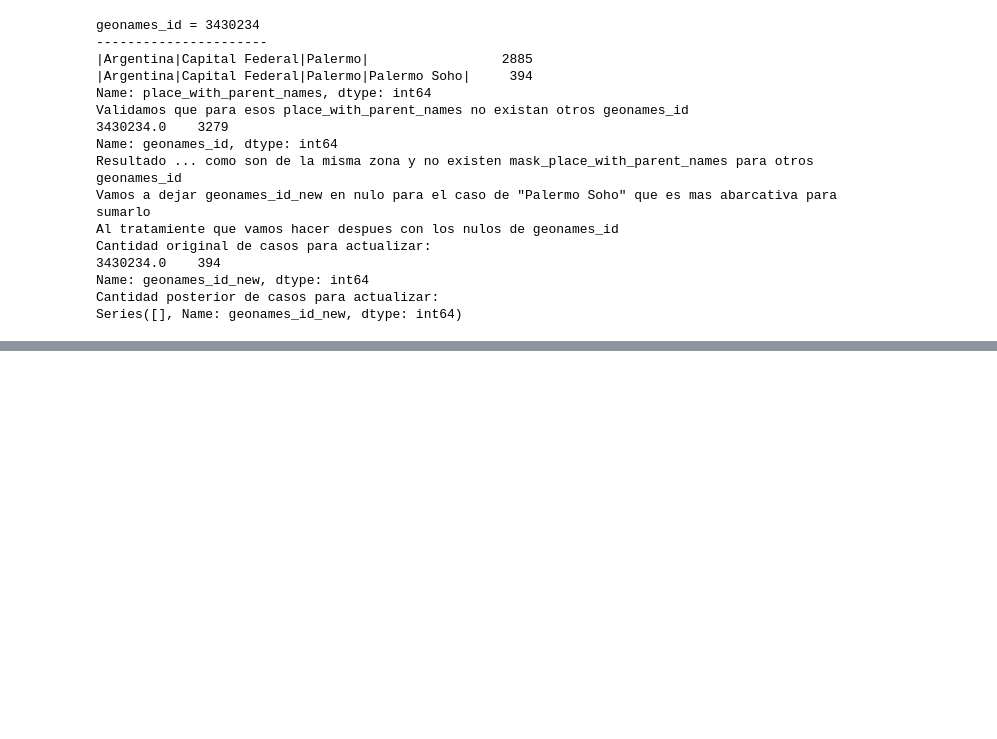
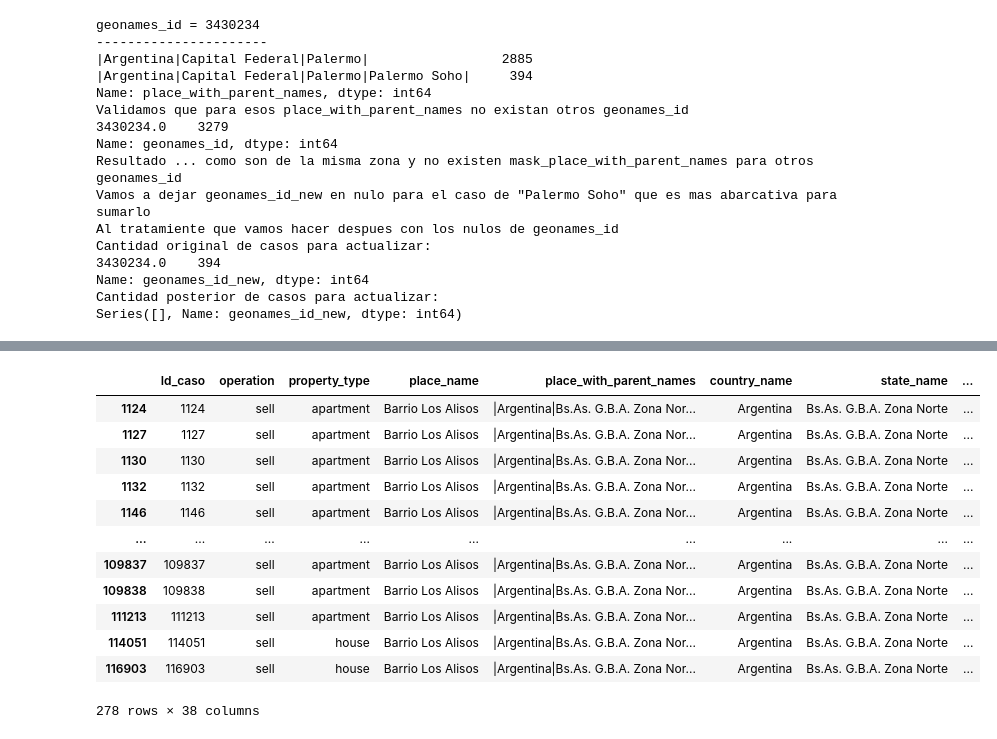
Before and after one commit to mauriciomem/DH_DS_desafio_1_propierati, a Jupyter notebook: prueba_fer.ipynb, the cells around one changed output, grey strips where cells are left out. Drawn from its saved outputs; the diff is of its cells as text; code cells hidden in the pictures; blank space fills up the shorter version.

```diff
--- a/prueba_fer.ipynb
+++ b/prueba_fer.ipynb
@@ -632,5 +718,6 @@ Series([], Name: geonames_id_new, dtype: int64)
 # %%
 print ('Proceso de validación de tipo de cambio')
+print ('---------------------------------------')
 # proceso de validación del tipo de cambio para validar si es correcto tomar el
 # el campo price_aprox_usd para todos los casos
 
@@ -643,27 +730,27 @@ print ('Proceso de validación de tipo de cambio')
 #.................................................
 print ('Distintos tipos de moneda:')
 # Vemos los distintos valores de la variable moneda
-print(dataz.currency.value_counts())
+print(datay.currency.value_counts())
 # vemos que existen 3 registros con valores PEN (sol peruano) y UYU (peso Uruguayo)
 # vemos los casos
 print ('Los valores "PEN" y "UYU" los actualizamos a nulos para no descartarlos')
 valores_otras_monedas = ['PEN', 'UYU']
-mask_otras_monedas = [x in valores_otras_monedas for x in dataz.currency]
-dataz.loc[mask_otras_monedas, ["currency","price"]] = None
+mask_otras_monedas = [x in valores_otras_monedas for x in datay.currency]
+datay.loc[mask_otras_monedas, ["currency","price"]] = None
 
 # sumamos la varible al Df Valor_dolar
-dataz["Valor_dolar"] = 0
+datay["Valor_dolar"] = 0
 # trabajamos la moneda = 'USD'
-mask_dolar = dataz.currency == 'USD'
-mask_price = (dataz.price != 0) | (dataz.price.notnull())
-dataz.loc[mask_dolar & mask_price, "Valor_dolar"] = round(dataz.price_aprox_local_currency / dataz.price,2)
+mask_dolar = datay.currency == 'USD'
+mask_price = (datay.price != 0) | (datay.price.notnull())
+datay.loc[mask_dolar & mask_price, "Valor_dolar"] = round(datay.price_aprox_local_currency / datay.price,2)
 # trabajamos la moneda = 'ARG'
-mask_peso = dataz.currency == 'ARS'
-mask_price_aprox_usd = (dataz.price_aprox_usd != 0) | (dataz.price_aprox_usd.notnull())
-dataz.loc[mask_peso & mask_price_aprox_usd, "Valor_dolar"] = round(dataz.price_aprox_local_currency / dataz.price_aprox_usd,2)
+mask_peso = datay.currency == 'ARS'
+mask_price_aprox_usd = (datay.price_aprox_usd != 0) | (datay.price_aprox_usd.notnull())
+datay.loc[mask_peso & mask_price_aprox_usd, "Valor_dolar"] = round(datay.price_aprox_local_currency / datay.price_aprox_usd,2)
 print ('Distintos valores del tipo de cambio luego de actualizar la variable creada')
 # vemos los valores distintos para valor de dolar
-print(dataz.Valor_dolar.value_counts())
+print(datay.Valor_dolar.value_counts())
 print ('Vemos que existe un solo valor ... Exc!')
 print ('Llegamos a la conclusion que es posible usar la variable price_aprox_usd como precio de la propiedad estándar')
 # %% [output]
@@ -743,0 +873,18 @@ Name: price_per_m2, dtype: int64
+# %%
+mascara = datay.place_name_new == 'Barrio Los Alisos'
+mascara1 = datay.geonames_id.isnull()
+datay.loc[mascara]
+# %% [output]
+|  | Id_caso | operation | property_type | place_name | place_with_parent_names | country_name | state_name | ... |
+| 1124 | 1124 | sell | apartment | Barrio Los Alisos | |Argentina|Bs.As. G.B.A. Zona Nor... | Argentina | Bs.As. G.B.A. Zona Norte | ... |
+| 1127 | 1127 | sell | apartment | Barrio Los Alisos | |Argentina|Bs.As. G.B.A. Zona Nor... | Argentina | Bs.As. G.B.A. Zona Norte | ... |
+| 1130 | 1130 | sell | apartment | Barrio Los Alisos | |Argentina|Bs.As. G.B.A. Zona Nor... | Argentina | Bs.As. G.B.A. Zona Norte | ... |
+| 1132 | 1132 | sell | apartment | Barrio Los Alisos | |Argentina|Bs.As. G.B.A. Zona Nor... | Argentina | Bs.As. G.B.A. Zona Norte | ... |
+| 1146 | 1146 | sell | apartment | Barrio Los Alisos | |Argentina|Bs.As. G.B.A. Zona Nor... | Argentina | Bs.As. G.B.A. Zona Norte | ... |
+| ... | ... | ... | ... | ... | ... | ... | ... | ... |
+| 109837 | 109837 | sell | apartment | Barrio Los Alisos | |Argentina|Bs.As. G.B.A. Zona Nor... | Argentina | Bs.As. G.B.A. Zona Norte | ... |
+| 109838 | 109838 | sell | apartment | Barrio Los Alisos | |Argentina|Bs.As. G.B.A. Zona Nor... | Argentina | Bs.As. G.B.A. Zona Norte | ... |
+| 111213 | 111213 | sell | apartment | Barrio Los Alisos | |Argentina|Bs.As. G.B.A. Zona Nor... | Argentina | Bs.As. G.B.A. Zona Norte | ... |
+| 114051 | 114051 | sell | house | Barrio Los Alisos | |Argentina|Bs.As. G.B.A. Zona Nor... | Argentina | Bs.As. G.B.A. Zona Norte | ... |
+| 116903 | 116903 | sell | house | Barrio Los Alisos | |Argentina|Bs.As. G.B.A. Zona Nor... | Argentina | Bs.As. G.B.A. Zona Norte | ... |
+278 rows × 38 columns
```
Also changed, not shown: parts of 10 cells of this notebook.
